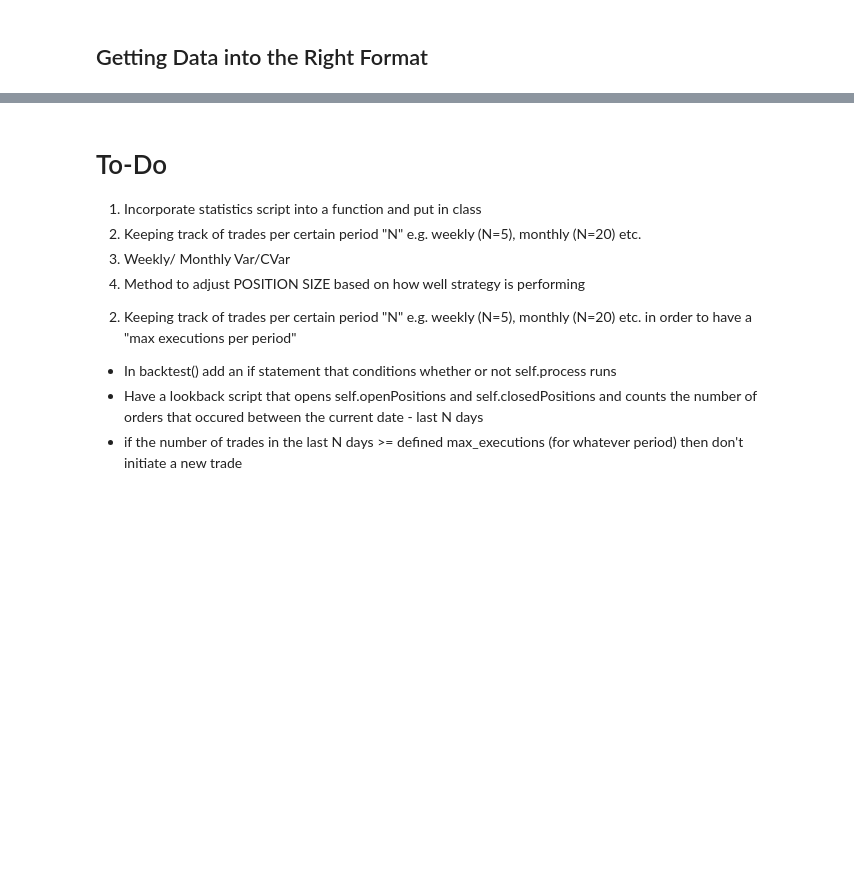
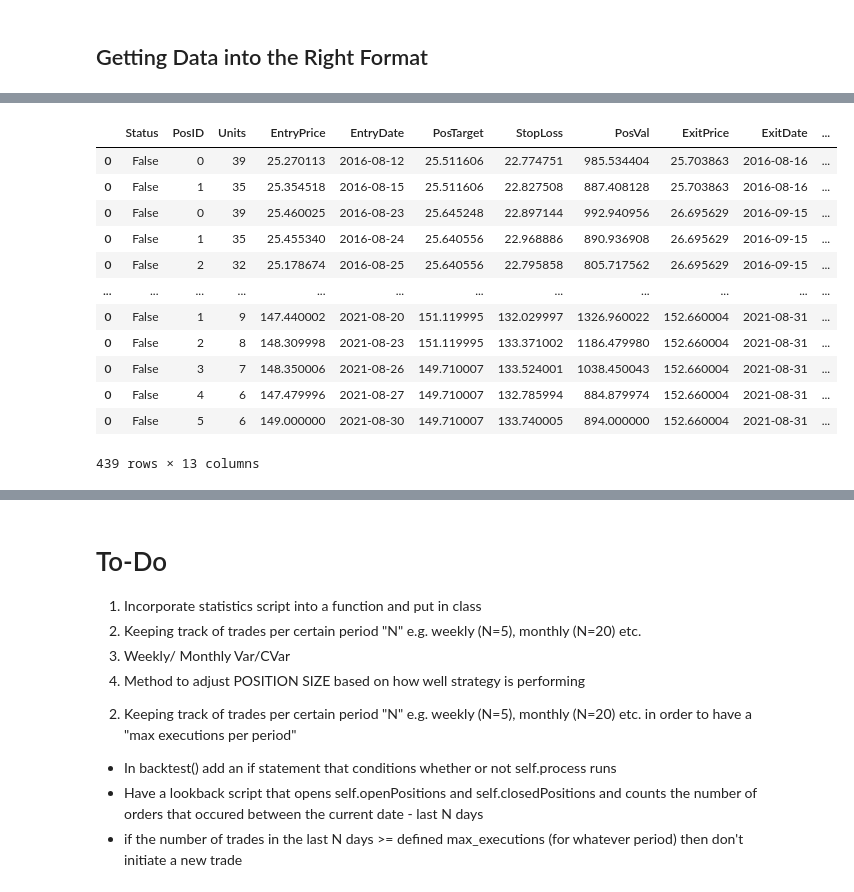
Before and after one commit to surajtirupati/TradingAlgorithms, a Jupyter notebook: Backtest.ipynb, the cells around one changed output, grey strips where cells are left out. Drawn from its saved outputs; the diff is of its cells as text; code cells hidden in the pictures; blank space fills up the shorter version.

```diff
--- a/Backtest.ipynb
+++ b/Backtest.ipynb
@@ -509,0 +520,16 @@ plt.grid()
+# %%
+strat.return_pos_df()
+# %% [output]
+|  | Status | PosID | Units | EntryPrice | EntryDate | PosTarget | StopLoss | PosVal | ExitPrice | ExitDate | ... |
+| 0 | False | 0 | 39 | 25.270113 | 2016-08-12 | 25.511606 | 22.774751 | 985.534404 | 25.703863 | 2016-08-16 | ... |
+| 0 | False | 1 | 35 | 25.354518 | 2016-08-15 | 25.511606 | 22.827508 | 887.408128 | 25.703863 | 2016-08-16 | ... |
+| 0 | False | 0 | 39 | 25.460025 | 2016-08-23 | 25.645248 | 22.897144 | 992.940956 | 26.695629 | 2016-09-15 | ... |
+| 0 | False | 1 | 35 | 25.455340 | 2016-08-24 | 25.640556 | 22.968886 | 890.936908 | 26.695629 | 2016-09-15 | ... |
+| 0 | False | 2 | 32 | 25.178674 | 2016-08-25 | 25.640556 | 22.795858 | 805.717562 | 26.695629 | 2016-09-15 | ... |
+| ... | ... | ... | ... | ... | ... | ... | ... | ... | ... | ... | ... |
+| 0 | False | 1 | 9 | 147.440002 | 2021-08-20 | 151.119995 | 132.029997 | 1326.960022 | 152.660004 | 2021-08-31 | ... |
+| 0 | False | 2 | 8 | 148.309998 | 2021-08-23 | 151.119995 | 133.371002 | 1186.479980 | 152.660004 | 2021-08-31 | ... |
+| 0 | False | 3 | 7 | 148.350006 | 2021-08-26 | 149.710007 | 133.524001 | 1038.450043 | 152.660004 | 2021-08-31 | ... |
+| 0 | False | 4 | 6 | 147.479996 | 2021-08-27 | 149.710007 | 132.785994 | 884.879974 | 152.660004 | 2021-08-31 | ... |
+| 0 | False | 5 | 6 | 149.000000 | 2021-08-30 | 149.710007 | 133.740005 | 894.000000 | 152.660004 | 2021-08-31 | ... |
+439 rows × 13 columns
```
Also changed, not shown: parts of 5 cells of this notebook, 2 other files.
